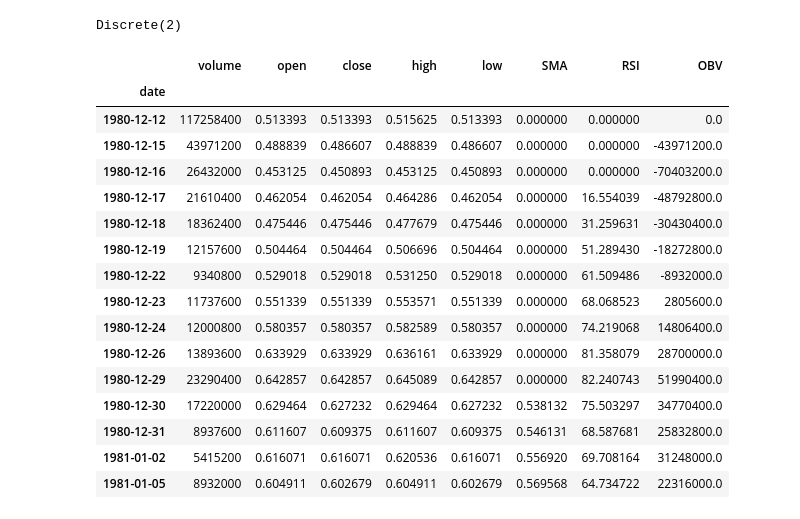
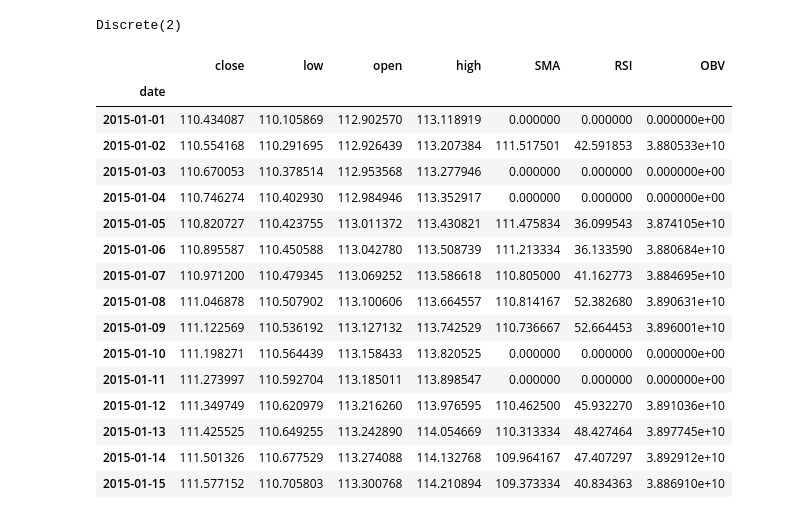
Before and after one commit to InNomineMortis/dl_diploma, a Jupyter notebook: main.ipynb, the cells around one changed output. Cells and saved outputs as stored; diff of their text form; code cells hidden in the pictures.

```diff
--- a/main.ipynb
+++ b/main.ipynb
@@ -71,0 +289,6 @@ df.head()
+# %%
+index = pnd.date_range(start_date,end_date)
+pred,se,conf = results_open.forecast(len(index), alpha=0.1)
+fc_series_open = pnd.Series(pred, index=index)
+lower_series_open = pnd.Series(conf[:, 0], index=index)
+upper_series_open = pnd.Series(conf[:, 1], index=index)
@@ -71,0 +297,6 @@ df.head()
+# %%
+index = pnd.date_range(start_date,end_date)
+pred,se,conf = results_low.forecast(len(index), alpha=0.1)
+fc_series_low = pnd.Series(pred, index=index)
+lower_series_low = pnd.Series(conf[:, 0], index=index)
+upper_series_low = pnd.Series(conf[:, 1], index=index)
@@ -71,0 +305,6 @@ df.head()
+# %%
+index = pnd.date_range(start_date,end_date)
+pred,se,conf = results_high.forecast(len(index), alpha=0.1)
+fc_series_high = pnd.Series(pred, index=index)
+lower_series_high = pnd.Series(conf[:, 0], index=index)
+upper_series_chigh = pnd.Series(conf[:, 1], index=index)
@@ -71,0 +330,5 @@ df.head()
+# %%
+frame = {'date': index, 'close':fc_series_close, 'low': fc_series_low, 'open': fc_series_open, 'high': fc_series_high}
+new_df = pnd.DataFrame(frame)
+new_df.set_index('date', inplace=True)
+new_df.head()
@@ -107,29 +378,29 @@ Discrete(2)
 # %%
 from finta import TA
 
-df['SMA'] = TA.SMA(df, 12)
-df['RSI'] = TA.RSI(df)
-df['OBV'] = TA.OBV(df)
-df.fillna(0, inplace=True)
-df.head(15)
+new_df['SMA'] = TA.SMA(df, 12)
+new_df['RSI'] = TA.RSI(df)
+new_df['OBV'] = TA.OBV(df)
+new_df.fillna(0, inplace=True)
+new_df.head(15)
 # %% [output]
-|  | volume | open | close | high | low | SMA | RSI | OBV |
-| date |  |  |  |  |  |  |  |  |
-| 1980-12-12 | 117258400 | 0.513393 | 0.513393 | 0.515625 | 0.513393 | 0.000000 | 0.000000 | 0.0 |
-| 1980-12-15 | 43971200 | 0.488839 | 0.486607 | 0.488839 | 0.486607 | 0.000000 | 0.000000 | -43971200.0 |
-| 1980-12-16 | 26432000 | 0.453125 | 0.450893 | 0.453125 | 0.450893 | 0.000000 | 0.000000 | -70403200.0 |
-| 1980-12-17 | 21610400 | 0.462054 | 0.462054 | 0.464286 | 0.462054 | 0.000000 | 16.554039 | -48792800.0 |
-| 1980-12-18 | 18362400 | 0.475446 | 0.475446 | 0.477679 | 0.475446 | 0.000000 | 31.259631 | -30430400.0 |
-| 1980-12-19 | 12157600 | 0.504464 | 0.504464 | 0.506696 | 0.504464 | 0.000000 | 51.289430 | -18272800.0 |
-| 1980-12-22 | 9340800 | 0.529018 | 0.529018 | 0.531250 | 0.529018 | 0.000000 | 61.509486 | -8932000.0 |
-| 1980-12-23 | 11737600 | 0.551339 | 0.551339 | 0.553571 | 0.551339 | 0.000000 | 68.068523 | 2805600.0 |
-| 1980-12-24 | 12000800 | 0.580357 | 0.580357 | 0.582589 | 0.580357 | 0.000000 | 74.219068 | 14806400.0 |
-| 1980-12-26 | 13893600 | 0.633929 | 0.633929 | 0.636161 | 0.633929 | 0.000000 | 81.358079 | 28700000.0 |
-| 1980-12-29 | 23290400 | 0.642857 | 0.642857 | 0.645089 | 0.642857 | 0.000000 | 82.240743 | 51990400.0 |
-| 1980-12-30 | 17220000 | 0.629464 | 0.627232 | 0.629464 | 0.627232 | 0.538132 | 75.503297 | 34770400.0 |
-| 1980-12-31 | 8937600 | 0.611607 | 0.609375 | 0.611607 | 0.609375 | 0.546131 | 68.587681 | 25832800.0 |
-| 1981-01-02 | 5415200 | 0.616071 | 0.616071 | 0.620536 | 0.616071 | 0.556920 | 69.708164 | 31248000.0 |
-| 1981-01-05 | 8932000 | 0.604911 | 0.602679 | 0.604911 | 0.602679 | 0.569568 | 64.734722 | 22316000.0 |
+|  | close | low | open | high | SMA | RSI | OBV |
+| date |  |  |  |  |  |  |  |
+| 2015-01-01 | 110.434087 | 110.105869 | 112.902570 | 113.118919 | 0.000000 | 0.000000 | 0.000000e+00 |
+| 2015-01-02 | 110.554168 | 110.291695 | 112.926439 | 113.207384 | 111.517501 | 42.591853 | 3.880533e+10 |
+| 2015-01-03 | 110.670053 | 110.378514 | 112.953568 | 113.277946 | 0.000000 | 0.000000 | 0.000000e+00 |
+| 2015-01-04 | 110.746274 | 110.402930 | 112.984946 | 113.352917 | 0.000000 | 0.000000 | 0.000000e+00 |
+| 2015-01-05 | 110.820727 | 110.423755 | 113.011372 | 113.430821 | 111.475834 | 36.099543 | 3.874105e+10 |
+| 2015-01-06 | 110.895587 | 110.450588 | 113.042780 | 113.508739 | 111.213334 | 36.133590 | 3.880684e+10 |
+| 2015-01-07 | 110.971200 | 110.479345 | 113.069252 | 113.586618 | 110.805000 | 41.162773 | 3.884695e+10 |
+| 2015-01-08 | 111.046878 | 110.507902 | 113.100606 | 113.664557 | 110.814167 | 52.382680 | 3.890631e+10 |
+| 2015-01-09 | 111.122569 | 110.536192 | 113.127132 | 113.742529 | 110.736667 | 52.664453 | 3.896001e+10 |
+| 2015-01-10 | 111.198271 | 110.564439 | 113.158433 | 113.820525 | 0.000000 | 0.000000 | 0.000000e+00 |
+| 2015-01-11 | 111.273997 | 110.592704 | 113.185011 | 113.898547 | 0.000000 | 0.000000 | 0.000000e+00 |
+| 2015-01-12 | 111.349749 | 110.620979 | 113.216260 | 113.976595 | 110.462500 | 45.932270 | 3.891036e+10 |
+| 2015-01-13 | 111.425525 | 110.649255 | 113.242890 | 114.054669 | 110.313334 | 48.427464 | 3.897745e+10 |
+| 2015-01-14 | 111.501326 | 110.677529 | 113.274088 | 114.132768 | 109.964167 | 47.407297 | 3.892912e+10 |
+| 2015-01-15 | 111.577152 | 110.705803 | 113.300768 | 114.210894 | 109.373334 | 40.834363 | 3.886910e+10 |
 # %%
 def add_signals(env):
     start = env.frame_bound[0] - env.window_size
```
Also changed, not shown: parts of 42 cells of this notebook.
